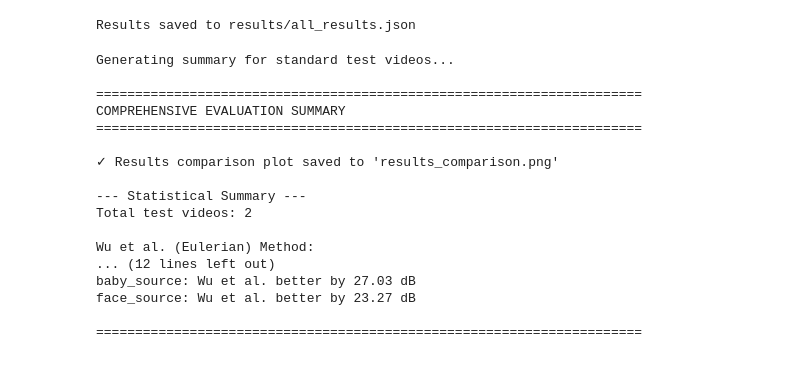
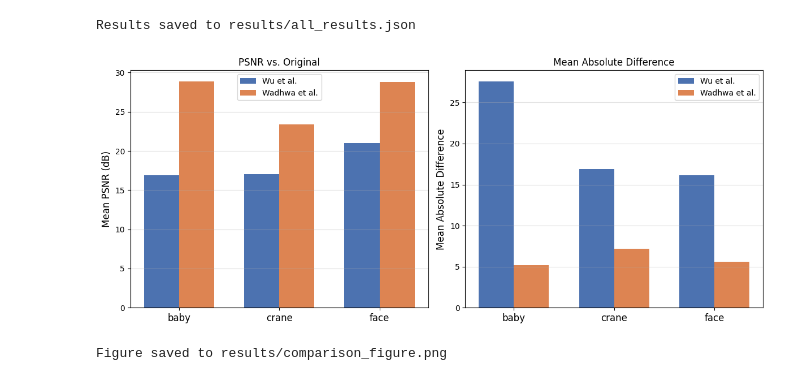
Before and after one commit to oufom/CS445-FinalProject, a Jupyter notebook: Code.ipynb, the cells around one changed output. Saved outputs shown, nothing was run; the diff lists cells and outputs as text; code cells hidden in the pictures.

```diff
--- a/Code.ipynb
+++ b/Code.ipynb
@@ -672,6 +704,10 @@ def process_video_wadhwa_et_al(video_path, num_scales=2, orientations=6, alpha=1
     all_amps = []
     all_high = []
     all_low = []
+    all_band_filters = []
+    all_hi_masks = []
+    all_lo_masks = []
+    all_F = []
     all_u = []
     all_v = []
     original_frames = []
@@ -714,6 +750,10 @@ def process_video_wadhwa_et_al(video_path, num_scales=2, orientations=6, alpha=1
         all_amps.append(amps)
         all_high.append(pyr["highpass"])
         all_low.append(pyr["lowpass"])
+        all_band_filters.append(pyr["band_filters"])
+        all_hi_masks.append(pyr["highpass_mask"])
+        all_lo_masks.append(pyr["lowpass_mask"])
+        all_F.append(pyr["F"])
         all_u.append(u)
         all_v.append(v)
 
@@ -758,6 +798,10 @@ def process_video_wadhwa_et_al(video_path, num_scales=2, orientations=6, alpha=1
             "highpass": all_high[t],
             "bands": current_bands,
             "lowpass": all_low[t],
+            "band_filters": all_band_filters[t],
+            "highpass_mask": all_hi_masks[t],
+            "lowpass_mask": all_lo_masks[t],
+            "F": all_F[t],
             "meta": meta_data
         }
 
@@ -964,7 +1021,12 @@ description = "Crane motion amplification"
 
 if os.path.exists(video_file):
     print(f"\nTesting: {description}")
-    results, wu_out, wadhwa_out = compare_methods_on_video(video_file)
+    results, wu_out, wadhwa_out = compare_methods_on_video(
+        video_file,
+        wu_alpha=150,  wu_low=0.2, wu_high=0.4,
+        wad_alpha=150, wad_low=0.2, wad_high=0.4,
+        wad_frame_skip=1, wad_max_frames=200, wad_resize=0.5
+    )
     all_results.append(results)
 else:
     print(f"Skipping {video_file} - file not found")
@@ -1070,49 +1079,34 @@ with open("results/all_results.json") as f:
 videos     = [r["video_name"]       for r in all_results]
 wu_psnr    = [r["wu_mean_psnr"]     for r in all_results]
 wad_psnr   = [r["wadhwa_mean_psnr"] for r in all_results]
 wu_mad     = [r["wu_mean_diff"]     for r in all_results]
 wad_mad    = [r["wadhwa_mean_diff"] for r in all_results]
 
 x = np.arange(len(videos))
 w = 0.35
 
 fig, (ax1, ax2) = plt.subplots(1, 2, figsize=(12, 5))
 
 # PSNR
 ax1.bar(x - w/2, wu_psnr,  w, label="Wu et al.",     color="#4C72B0")
 ax1.bar(x + w/2, wad_psnr, w, label="Wadhwa et al.", color="#DD8452")
 ax1.set_xticks(x); ax1.set_xticklabels(videos, fontsize=12)
 ax1.set_ylabel("Mean PSNR (dB)", fontsize=12)
-ax1.set_title("PSNR vs. Original (higher = closer to source)", fontsize=12)
+ax1.set_title("PSNR vs. Original", fontsize=12)
 ax1.legend(); ax1.grid(axis="y", alpha=0.4)
 
 # MAD
 ax2.bar(x - w/2, wu_mad,  w, label="Wu et al.",     color="#4C72B0")
 ax2.bar(x + w/2, wad_mad, w, label="Wadhwa et al.", color="#DD8452")
 ax2.set_xticks(x); ax2.set_xticklabels(videos, fontsize=12)
 ax2.set_ylabel("Mean Absolute Difference", fontsize=12)
-ax2.set_title("Mean Absolute Difference (higher = more amplification)", fontsize=12)
+ax2.set_title("Mean Absolute Difference", fontsize=12)
 ax2.legend(); ax2.grid(axis="y", alpha=0.4)
 
 plt.tight_layout()
 plt.savefig("results/comparison_figure.png", dpi=150, bbox_inches="tight")
 plt.show()
 print("Figure saved to results/comparison_figure.png")
 # %% [output]
+[figure, added]
-Generating summary for standard test videos...
-
-======================================================================
-COMPREHENSIVE EVALUATION SUMMARY
-======================================================================
-
-✓ Results comparison plot saved to 'results_comparison.png'
-
---- Statistical Summary ---
-Total test videos: 2
-
-Wu et al. (Eulerian) Method:
-... (12 lines left out)
-baby_source: Wu et al. better by 27.03 dB
-face_source: Wu et al. better by 23.27 dB
-
-======================================================================
+Figure saved to results/comparison_figure.png
```
Also changed, not shown: parts of 7 cells of this notebook, 8 other files.
